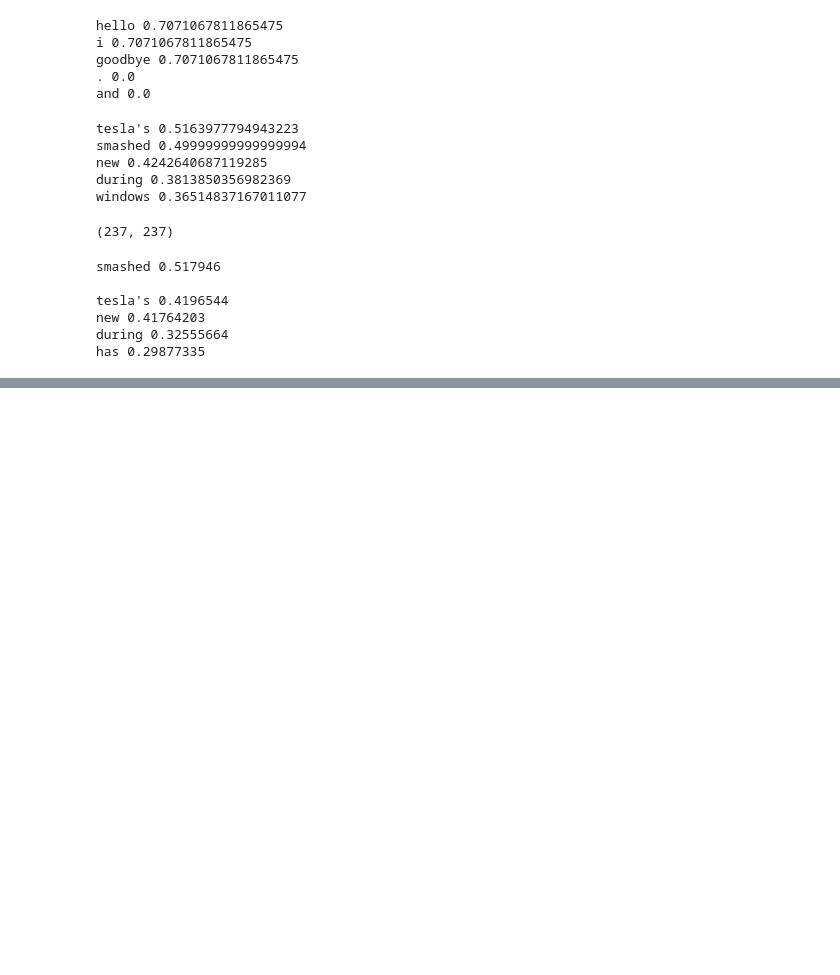
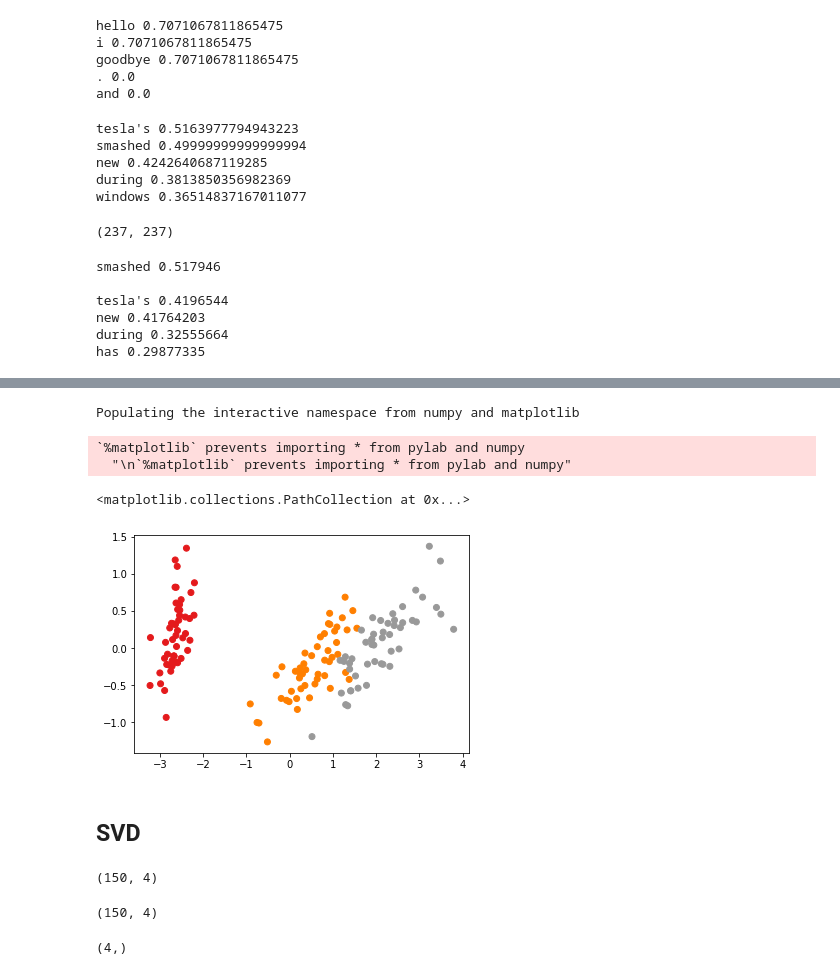
Before and after one commit to ywchiu/cathaytm, a Jupyter notebook: Demo20191126.ipynb, the cells around one changed output, grey strips where cells are left out. Drawn from its saved outputs; the diff is of its cells as text; code cells hidden in the pictures; blank space fills up the shorter version.

```diff
--- a/Demo20191126.ipynb
+++ b/Demo20191126.ipynb
@@ -362,0 +403,4 @@ has 0.29877335
+# %%
+from sklearn.decomposition.pca import PCA
+clf = PCA(n_components  = 2)
+X = clf.fit_transform(iris.data)
@@ -362,0 +416,12 @@ has 0.29877335
+# %%
+%pylab inline
+from matplotlib import pyplot as plt
+plt.scatter(X[:,0], X[:,1], c=iris.target, cmap=plt.cm.Set1)
+# %% [output]
+Populating the interactive namespace from numpy and matplotlib
+`%matplotlib` prevents importing * from pylab and numpy
+  "\n`%matplotlib` prevents importing * from pylab and numpy"
+<matplotlib.collections.PathCollection at 0x...>
+[figure, added]
+# %% [markdown]
+## SVD
@@ -362,0 +431,12 @@ has 0.29877335
+# %%
+iris.data.shape
+# %% [output]
+(150, 4)
+# %%
+U.shape
+# %% [output]
+(150, 4)
+# %%
+S.shape
+# %% [output]
+(4,)
```
Also changed, not shown: parts of 50 cells of this notebook.
